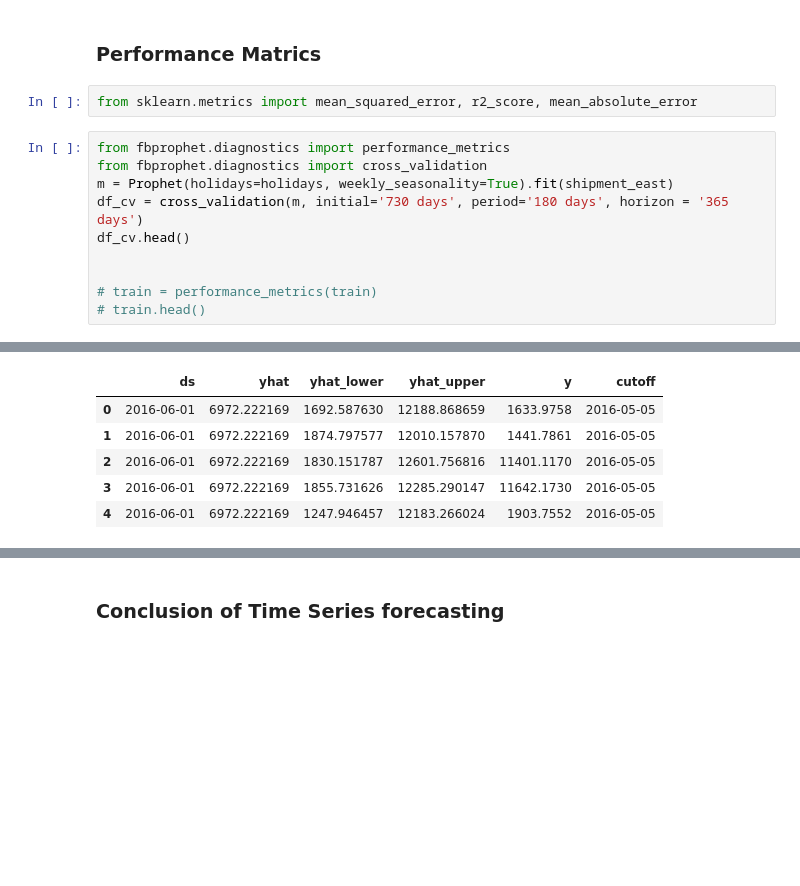
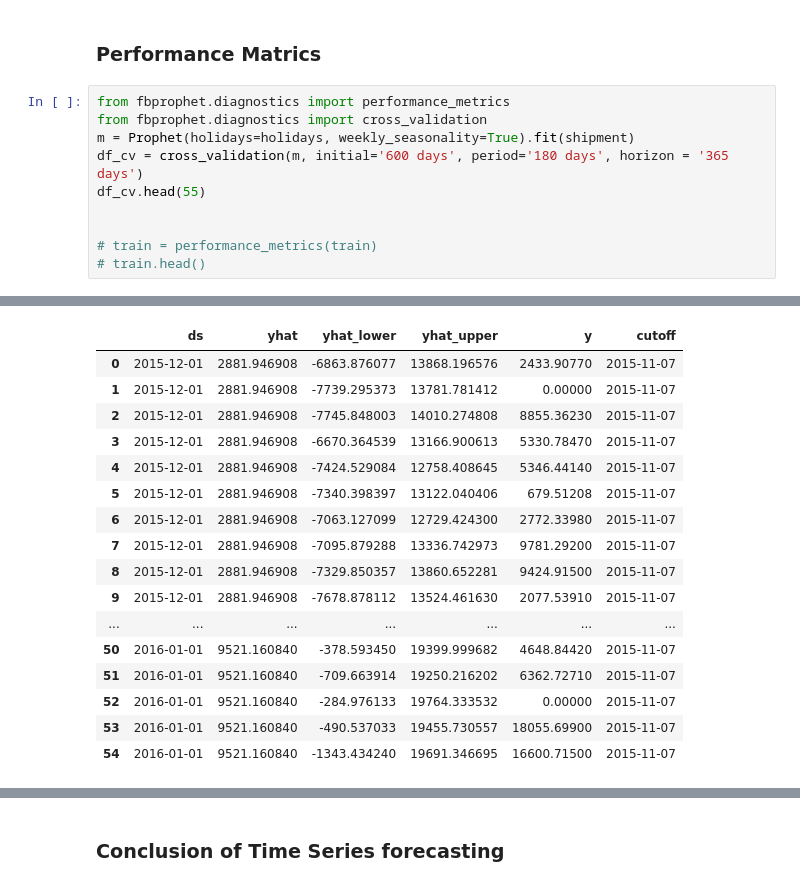
Before and after one commit to robin521111/data-sci, a Jupyter notebook: SONY Store_Sales.ipynb, the cells around one changed output, grey strips where cells are left out. Cells and saved outputs as stored; diff of their text form; blank space fills up the shorter version.

```diff
--- a/SONY Store_Sales.ipynb
+++ b/SONY Store_Sales.ipynb
@@ -821,14 +821,12 @@ south_model.plot_components(forecast);
 The first plot shows that the monthly sales of store number 1 has been linearly decreasing  over time and the second shows the holiays gaps included in the model. The third plot highlights the fact that the yearly volume of trend.
 # %% [markdown]
 ### Performance Matrics
-# %%
-from sklearn.metrics import mean_squared_error, r2_score, mean_absolute_error
 # %%
 from fbprophet.diagnostics import performance_metrics
 from fbprophet.diagnostics import cross_validation
-m = Prophet(holidays=holidays, weekly_seasonality=True).fit(shipment_east)
-df_cv = cross_validation(m, initial='730 days', period='180 days', horizon = '365 days')
-df_cv.head()
+m = Prophet(holidays=holidays, weekly_seasonality=True).fit(shipment)
+df_cv = cross_validation(m, initial='600 days', period='180 days', horizon = '365 days')
+df_cv.head(55)
 
 
 # train = performance_metrics(train)
@@ -839,8 +837,19 @@ INFO:fbprophet:Making 2 forecasts with cutoffs between 2016-05-05 00:00:00 and 2
 |  | ds | yhat | yhat_lower | yhat_upper | y | cutoff |
-| 0 | 2016-06-01 | 6972.222169 | 1692.587630 | 12188.868659 | 1633.9758 | 2016-05-05 |
-| 1 | 2016-06-01 | 6972.222169 | 1874.797577 | 12010.157870 | 1441.7861 | 2016-05-05 |
-| 2 | 2016-06-01 | 6972.222169 | 1830.151787 | 12601.756816 | 11401.1170 | 2016-05-05 |
-| 3 | 2016-06-01 | 6972.222169 | 1855.731626 | 12285.290147 | 11642.1730 | 2016-05-05 |
-| 4 | 2016-06-01 | 6972.222169 | 1247.946457 | 12183.266024 | 1903.7552 | 2016-05-05 |
+| 0 | 2015-12-01 | 2881.946908 | -6863.876077 | 13868.196576 | 2433.90770 | 2015-11-07 |
+| 1 | 2015-12-01 | 2881.946908 | -7739.295373 | 13781.781412 | 0.00000 | 2015-11-07 |
+| 2 | 2015-12-01 | 2881.946908 | -7745.848003 | 14010.274808 | 8855.36230 | 2015-11-07 |
+| 3 | 2015-12-01 | 2881.946908 | -6670.364539 | 13166.900613 | 5330.78470 | 2015-11-07 |
+| 4 | 2015-12-01 | 2881.946908 | -7424.529084 | 12758.408645 | 5346.44140 | 2015-11-07 |
+| 5 | 2015-12-01 | 2881.946908 | -7340.398397 | 13122.040406 | 679.51208 | 2015-11-07 |
+| 6 | 2015-12-01 | 2881.946908 | -7063.127099 | 12729.424300 | 2772.33980 | 2015-11-07 |
+| 7 | 2015-12-01 | 2881.946908 | -7095.879288 | 13336.742973 | 9781.29200 | 2015-11-07 |
+| 8 | 2015-12-01 | 2881.946908 | -7329.850357 | 13860.652281 | 9424.91500 | 2015-11-07 |
+| 9 | 2015-12-01 | 2881.946908 | -7678.878112 | 13524.461630 | 2077.53910 | 2015-11-07 |
+| ... | ... | ... | ... | ... | ... | ... |
+| 50 | 2016-01-01 | 9521.160840 | -378.593450 | 19399.999682 | 4648.84420 | 2015-11-07 |
+| 51 | 2016-01-01 | 9521.160840 | -709.663914 | 19250.216202 | 6362.72710 | 2015-11-07 |
+| 52 | 2016-01-01 | 9521.160840 | -284.976133 | 19764.333532 | 0.00000 | 2015-11-07 |
+| 53 | 2016-01-01 | 9521.160840 | -490.537033 | 19455.730557 | 18055.69900 | 2015-11-07 |
+| 54 | 2016-01-01 | 9521.160840 | -1343.434240 | 19691.346695 | 16600.71500 | 2015-11-07 |
 # %%
 df_p = performance_metrics(df_cv)
```
Also changed, not shown: parts of 23 cells of this notebook.
